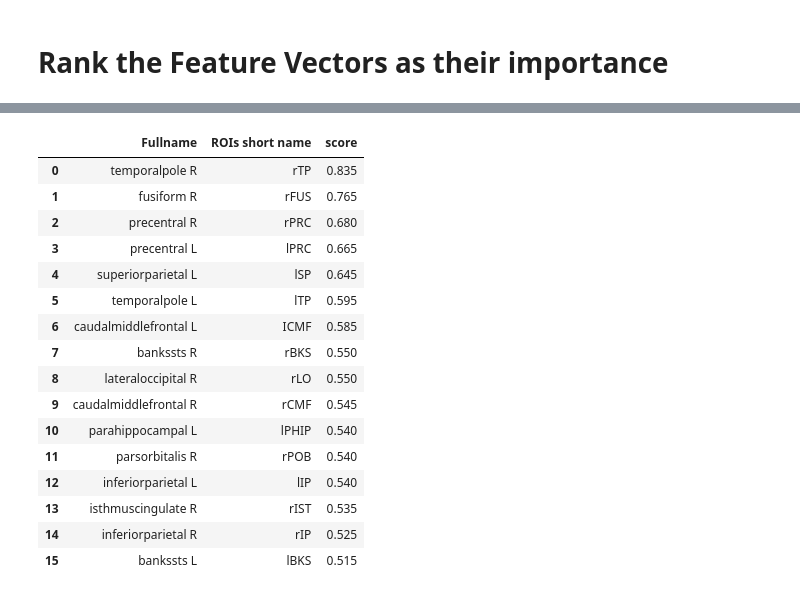
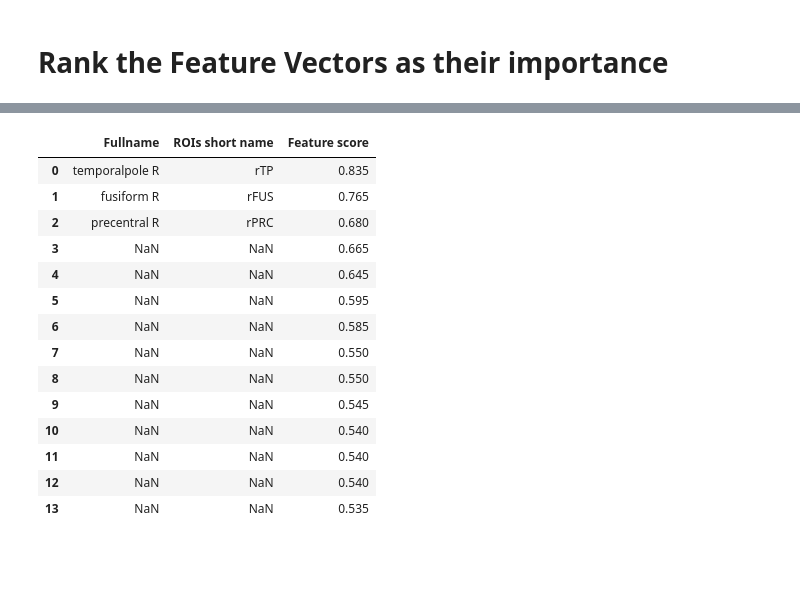
Before and after one commit to msultanmahmud/EEG_Analysis, a Jupyter notebook: Stability_selection_v1/SultanStabilitySelection_clear_Ranking_features_SV_v3.ipynb, the cells around one changed output, grey strips where cells are left out. Cells and saved outputs as stored; diff of their text form; code cells hidden in the pictures; blank space fills up the shorter version.

```diff
--- a/Stability_selection_v1/SultanStabilitySelection_clear_Ranking_features_SV_v3.ipynb
+++ b/Stability_selection_v1/SultanStabilitySelection_clear_Ranking_features_SV_v3.ipynb
@@ -764,7 +749,7 @@ cn=np.asarray(names) # converted as numpy.ndarray
 b= sorted(zip(map(lambda x: round(x, 4), clf.scores_), cn), reverse=True)
 # print b
 bb=np.asarray(b)
-rakfe=bb[bb[:,0]>=Th_2_Bins[0]]
+rakfe=bb[bb[:,0]>=Th_2_Bins[6]]
 ROIs=rakfe[:,1]%68
 # print ROIs
 # %%
@@ -807,7 +771,7 @@ array([65., 13., 49., 48., 58., 64.,  4.,  1., 65., 23.,  5.,  5., 34.,
 # %%
 Roiname=pd.read_csv("/home/sultan/EEG/Source_Level_Analysis/DK_atlas_Visualize_index_v1.csv")
 # %%
-nor=20
+nor=35
 shdkroi=Roiname['Desikan_Freesurfer_v5.1'] # "Desikan_Freesurfer_v5.1"  is the label of short name columns
 sdk=shdkroi[ROIs]# ROIs is the index of label
 # sdk.head(nor)
@@ -849,28 +805,27 @@ sab=saa.drop_duplicates()
 sToprois=pd.DataFrame(sab.values)
 # print sToprois
 # %%
-sc=pd.DataFrame(bb[0:nor-4,0])
+nor1=14
+sc=pd.DataFrame(bb[0:nor1,0])
 sn=pd.concat([Toprois,sToprois,sc],axis=1)
-sn.columns=['Fullname','ROIs short name', 'score'] # sn: score and roi
+sn.columns=['Fullname','ROIs short name', 'Feature score'] # sn: score and roi
 # ddd=pd.DataFrame(bb[0:16,0],sToprois)
 sn
 # %% [output]
-|  | Fullname | ROIs short name | score |
+|  | Fullname | ROIs short name | Feature score |
 | 0 | temporalpole R | rTP | 0.835 |
 | 1 | fusiform R | rFUS | 0.765 |
 | 2 | precentral R | rPRC | 0.680 |
-| 3 | precentral L | lPRC | 0.665 |
-| 4 | superiorparietal L | lSP | 0.645 |
-| 5 | temporalpole L | lTP | 0.595 |
-| 6 | caudalmiddlefrontal L | ICMF | 0.585 |
-| 7 | bankssts R | rBKS | 0.550 |
-| 8 | lateraloccipital R | rLO | 0.550 |
-| 9 | caudalmiddlefrontal R | rCMF | 0.545 |
-| 10 | parahippocampal L | lPHIP | 0.540 |
-| 11 | parsorbitalis R | rPOB | 0.540 |
-| 12 | inferiorparietal L | lIP | 0.540 |
-| 13 | isthmuscingulate R | rIST | 0.535 |
-| 14 | inferiorparietal R | rIP | 0.525 |
-| 15 | bankssts L | lBKS | 0.515 |
+| 3 | NaN | NaN | 0.665 |
+| 4 | NaN | NaN | 0.645 |
+| 5 | NaN | NaN | 0.595 |
+| 6 | NaN | NaN | 0.585 |
+| 7 | NaN | NaN | 0.550 |
+| 8 | NaN | NaN | 0.550 |
+| 9 | NaN | NaN | 0.545 |
+| 10 | NaN | NaN | 0.540 |
+| 11 | NaN | NaN | 0.540 |
+| 12 | NaN | NaN | 0.540 |
+| 13 | NaN | NaN | 0.535 |
 # %%
 # sn.to_csv('Top15fea.csv')
```
Also changed, not shown: parts of 12 cells of this notebook, 7 other files.
